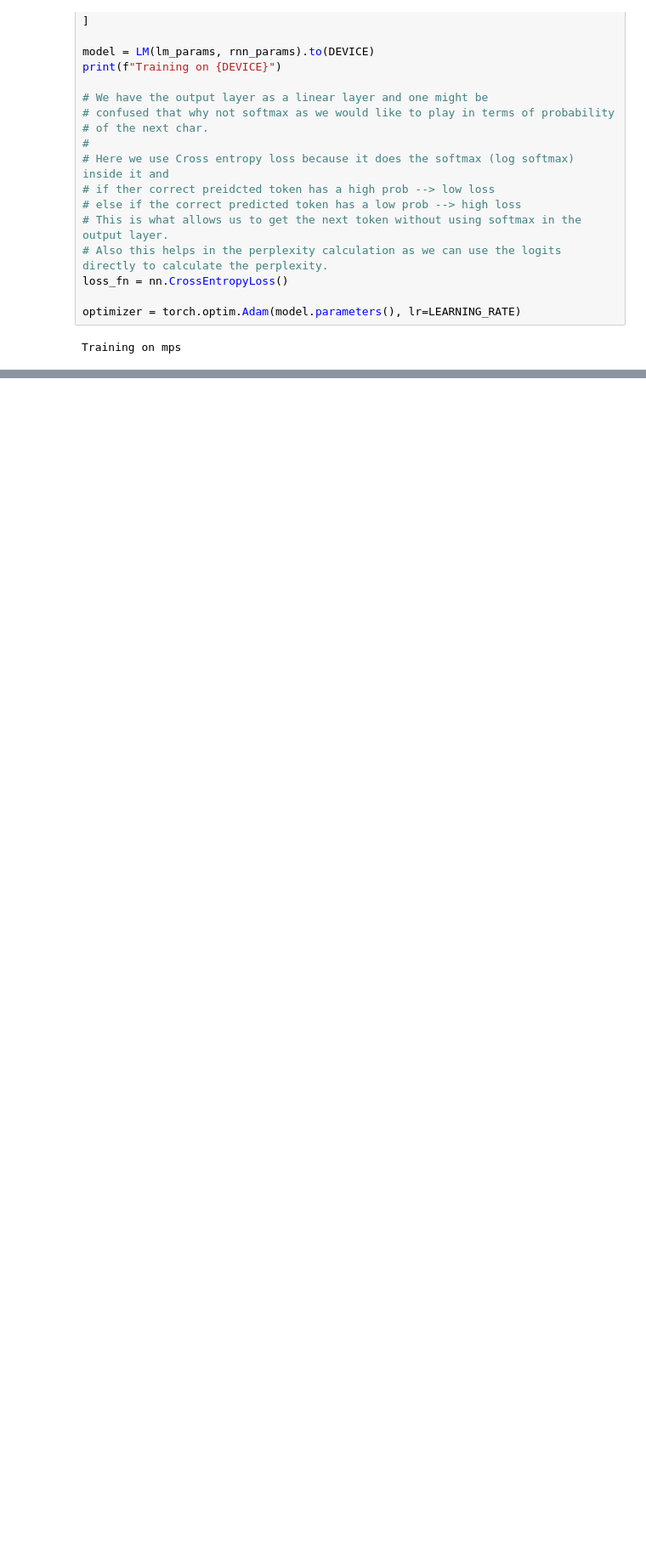
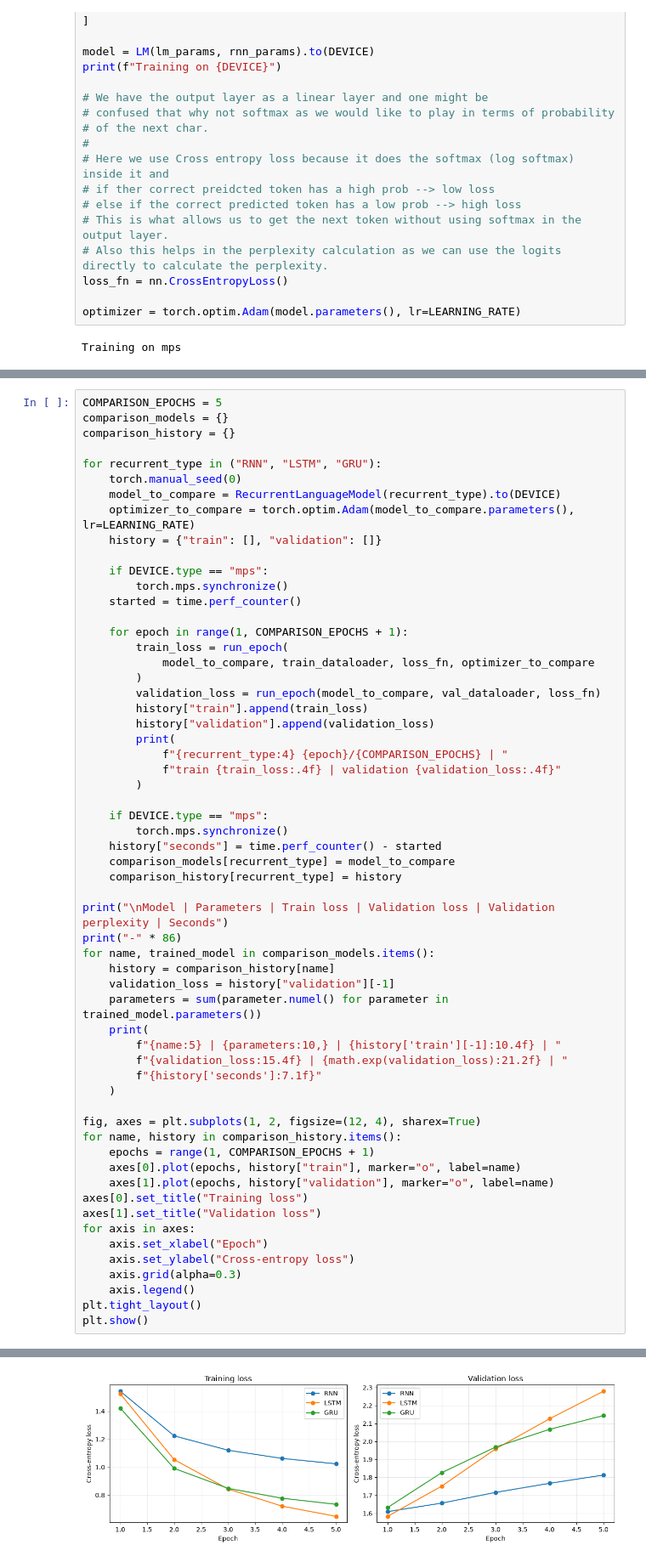
Before and after one commit to ocdbytes-ai/RNN, a Jupyter notebook: notebooks/language_model.ipynb, the cells around one changed output, grey strips where cells are left out. Shown at 85% size. Saved outputs shown, nothing was run; the diff lists cells and outputs as text; blank space fills up the shorter version.

Commit message:
feat: added more recurrent models and comparisions : - Added LSTM model - Added GRU model - Added comparision for token generation in language_model notebook

```diff
--- a/notebooks/language_model.ipynb
+++ b/notebooks/language_model.ipynb
@@ -508,0 +579,60 @@ first place, i saw the little people were sli
+# %%
+COMPARISON_EPOCHS = 5
+comparison_models = {}
+comparison_history = {}
+
+for recurrent_type in ("RNN", "LSTM", "GRU"):
+    torch.manual_seed(0)
+    model_to_compare = RecurrentLanguageModel(recurrent_type).to(DEVICE)
+    optimizer_to_compare = torch.optim.Adam(model_to_compare.parameters(), lr=LEARNING_RATE)
+    history = {"train": [], "validation": []}
+
+    if DEVICE.type == "mps":
+        torch.mps.synchronize()
+    started = time.perf_counter()
+
+    for epoch in range(1, COMPARISON_EPOCHS + 1):
+        train_loss = run_epoch(
+            model_to_compare, train_dataloader, loss_fn, optimizer_to_compare
+        )
+        validation_loss = run_epoch(model_to_compare, val_dataloader, loss_fn)
+        history["train"].append(train_loss)
+        history["validation"].append(validation_loss)
+        print(
+            f"{recurrent_type:4} {epoch}/{COMPARISON_EPOCHS} | "
+            f"train {train_loss:.4f} | validation {validation_loss:.4f}"
+        )
+
+    if DEVICE.type == "mps":
+        torch.mps.synchronize()
+    history["seconds"] = time.perf_counter() - started
+    comparison_models[recurrent_type] = model_to_compare
+    comparison_history[recurrent_type] = history
+
+print("\nModel | Parameters | Train loss | Validation loss | Validation perplexity | Seconds")
+print("-" * 86)
+for name, trained_model in comparison_models.items():
+    history = comparison_history[name]
+    validation_loss = history["validation"][-1]
+    parameters = sum(parameter.numel() for parameter in trained_model.parameters())
+    print(
+        f"{name:5} | {parameters:10,} | {history['train'][-1]:10.4f} | "
+        f"{validation_loss:15.4f} | {math.exp(validation_loss):21.2f} | "
+        f"{history['seconds']:7.1f}"
+    )
+
+fig, axes = plt.subplots(1, 2, figsize=(12, 4), sharex=True)
+for name, history in comparison_history.items():
+    epochs = range(1, COMPARISON_EPOCHS + 1)
+    axes[0].plot(epochs, history["train"], marker="o", label=name)
+    axes[1].plot(epochs, history["validation"], marker="o", label=name)
+axes[0].set_title("Training loss")
+axes[1].set_title("Validation loss")
+for axis in axes:
+    axis.set_xlabel("Epoch")
+    axis.set_ylabel("Cross-entropy loss")
+    axis.grid(alpha=0.3)
+    axis.legend()
+plt.tight_layout()
+plt.show()
+# %% [output]
@@ -508,0 +656 @@ first place, i saw the little people were sli
+[figure, added]
```
Also changed, not shown: parts of 10 cells of this notebook, 3 other files.
